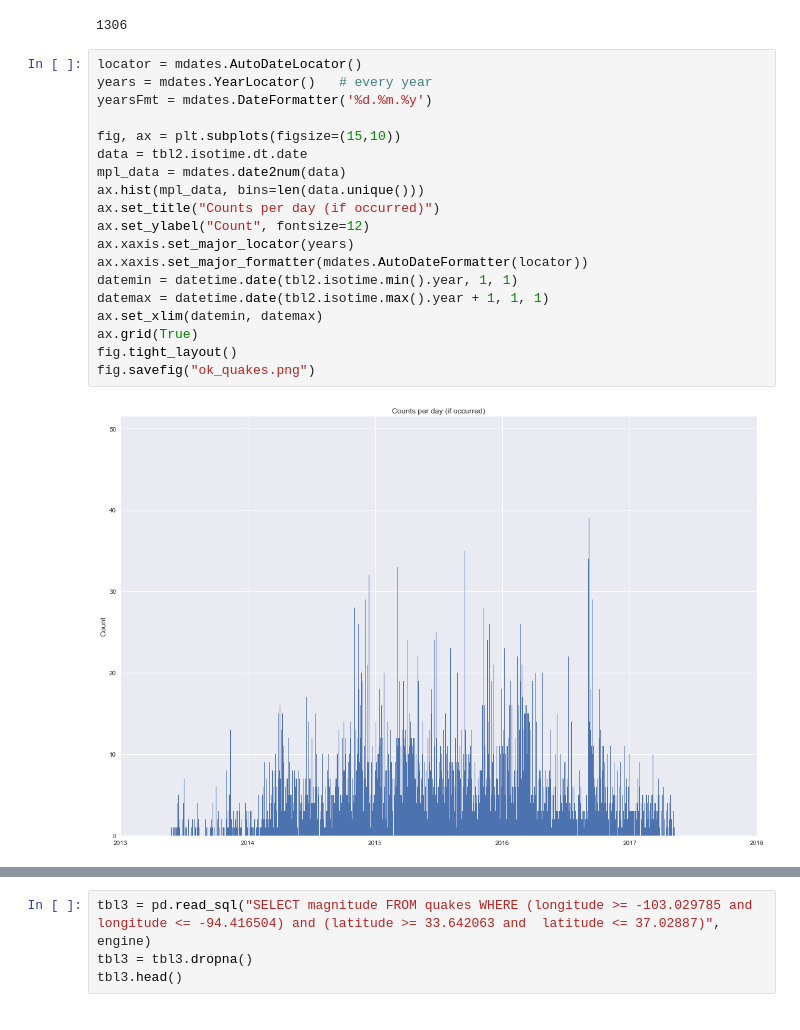
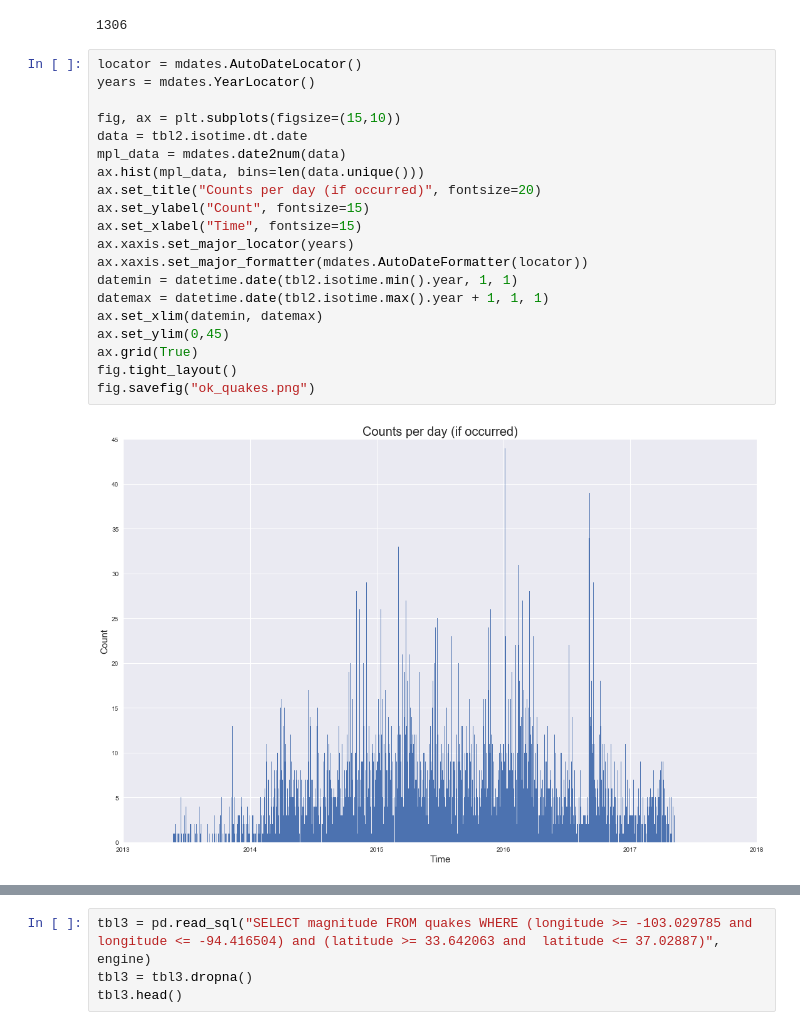
Before and after one commit to adamszabunio/ShakeShakeShake, a Jupyter notebook: SQL_Alchemy.ipynb, the cells around one changed output, grey strips where cells are left out. Cells and saved outputs as stored; diff of their text form.

```diff
--- a/SQL_Alchemy.ipynb
+++ b/SQL_Alchemy.ipynb
@@ -143,22 +235,23 @@ len(data.unique())
 1306
 # %%
 locator = mdates.AutoDateLocator()
-years = mdates.YearLocator()   # every year
-yearsFmt = mdates.DateFormatter('%d.%m.%y')
+years = mdates.YearLocator()
 
 fig, ax = plt.subplots(figsize=(15,10))
 data = tbl2.isotime.dt.date
 mpl_data = mdates.date2num(data)
 ax.hist(mpl_data, bins=len(data.unique()))
-ax.set_title("Counts per day (if occurred)")
-ax.set_ylabel("Count", fontsize=12)
+ax.set_title("Counts per day (if occurred)", fontsize=20)
+ax.set_ylabel("Count", fontsize=15)
+ax.set_xlabel("Time", fontsize=15)
 ax.xaxis.set_major_locator(years)
 ax.xaxis.set_major_formatter(mdates.AutoDateFormatter(locator))
 datemin = datetime.date(tbl2.isotime.min().year, 1, 1)
 datemax = datetime.date(tbl2.isotime.max().year + 1, 1, 1)
 ax.set_xlim(datemin, datemax)
+ax.set_ylim(0,45)
 ax.grid(True)
 fig.tight_layout()
 fig.savefig("ok_quakes.png")
 # %% [output]
-[figure, old version]
+[figure, new version]
```
Also changed, not shown: parts of 30 cells of this notebook, 9 other files.
